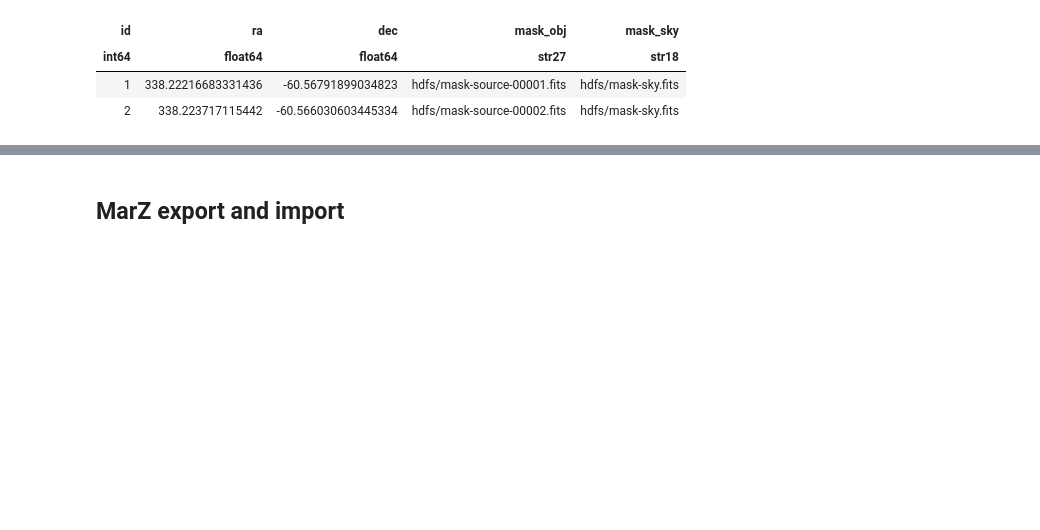
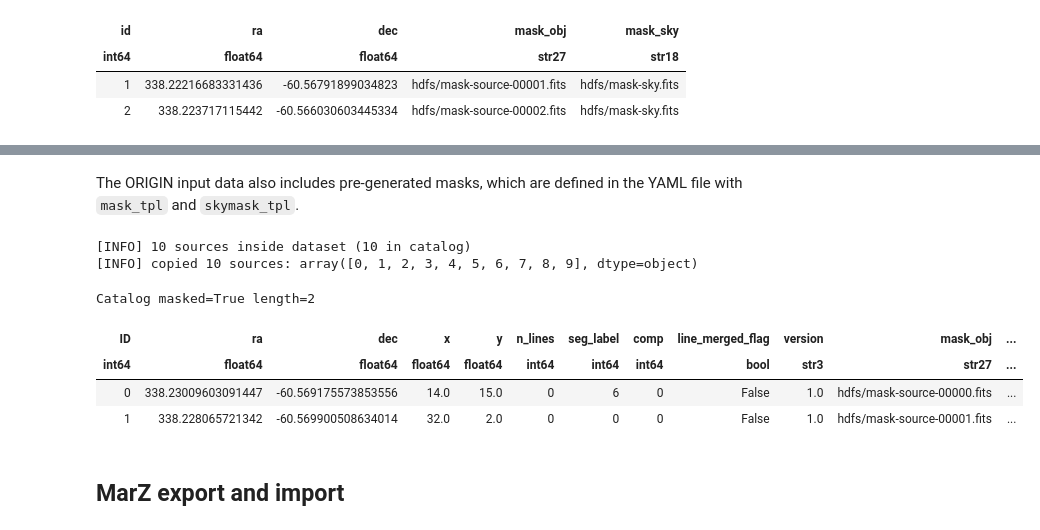
Before and after one commit to nfbouche/musex, a Jupyter notebook: docs/MuseX-Photutils.ipynb, the cells around one changed output, grey strips where cells are left out. Saved outputs shown, nothing was run; the diff lists cells and outputs as text; code cells hidden in the pictures; blank space fills up the shorter version.

```diff
--- a/docs/MuseX-Photutils.ipynb
+++ b/docs/MuseX-Photutils.ipynb
@@ -339,0 +347,2 @@ Catalog masked=True length=2
+# %%
+origcat = mx.input_catalogs['origin']
@@ -339,0 +358,2 @@ Catalog masked=True length=2
+# %%
+myori = mx.new_catalog_from_resultset('my_oricat', origcat.select())
@@ -340,3 +363,18 @@ Catalog masked=True length=2
+# %% [markdown]
+The ORIGIN input data also includes pre-generated masks, which are defined in the YAML file with ``mask_tpl`` and ``skymask_tpl``.
+# %%
+myori.attach_dataset(mx.muse_dataset, skip_existing=True)
+# %% [output]
+[INFO] 10 sources inside dataset (10 in catalog)
+[INFO] copied 10 sources: array([0, 1, 2, 3, 4, 5, 6, 7, 8, 9], dtype=object)
+# %%
+myori.select(limit=2).as_table()
+# %% [output]
+Catalog masked=True length=2
+| ID | ra | dec | x | y | n_lines | seg_label | comp | line_merged_flag | version | mask_obj | ... |
+| int64 | float64 | float64 | float64 | float64 | int64 | int64 | int64 | bool | str3 | str27 | ... |
+| 0 | 338.23009603091447 | -60.569175573853556 | 14.0 | 15.0 | 0 | 6 | 0 | False | 1.0 | hdfs/mask-source-00000.fits | ... |
+| 1 | 338.228065721342 | -60.569900508634014 | 32.0 | 2.0 | 0 | 0 | 0 | False | 1.0 | hdfs/mask-source-00001.fits | ... |
 # %% [markdown]
 ## MarZ export and import
 # %% [markdown]
```
Also changed, not shown: parts of 19 cells of this notebook, 2 other files.
